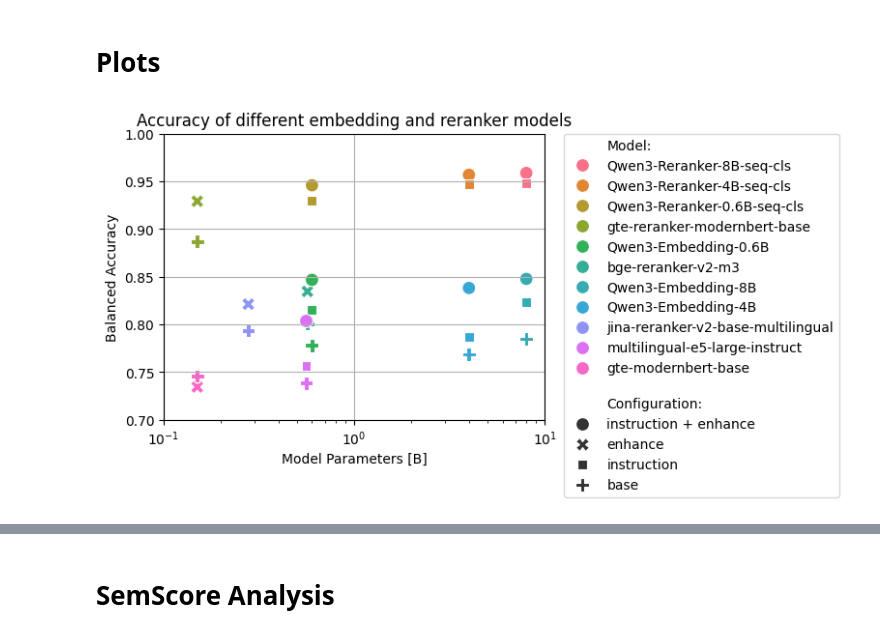
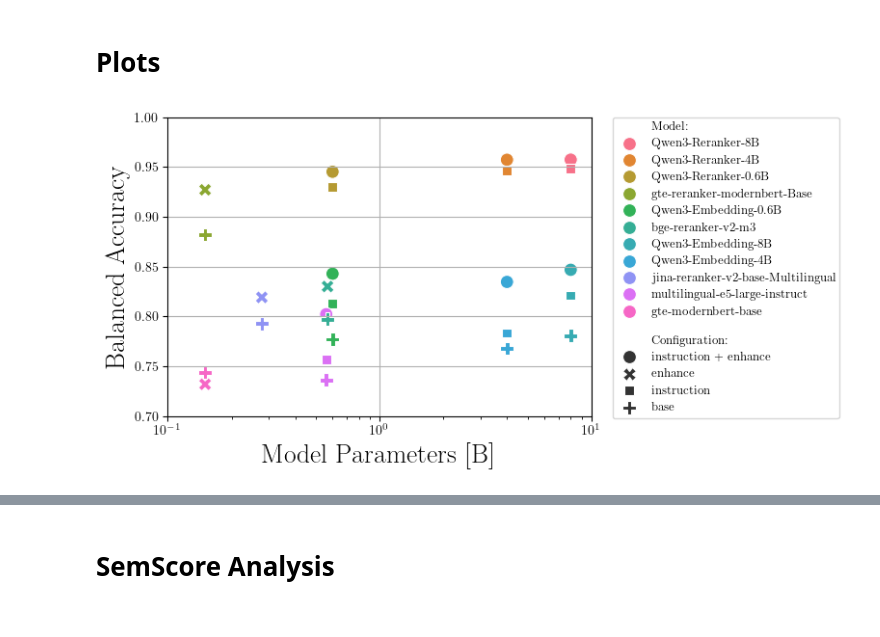
Before and after one commit to pnyxai/a-vert, a Jupyter notebook: notebooks/process_results.ipynb, the cells around one changed output, grey strips where cells are left out. Cells and saved outputs as stored; diff of their text form; code cells hidden in the pictures.

Commit message:
Update dependencies (python+dev group) + Update plots in

```diff
--- a/notebooks/process_results.ipynb
+++ b/notebooks/process_results.ipynb
@@ -8,6 +8,12 @@ import pandas as pd
 import seaborn as sns
 import matplotlib.pyplot as plt
 from sklearn.metrics import confusion_matrix, precision_score, recall_score, f1_score, balanced_accuracy_score, roc_curve, auc
+# %%
+#;atplotlib con LaTex
+from matplotlib import rc
+rc('font', **{'family':'serif','serif':'Computer Modern'})
+rc('text', usetex=True)
+plt.rc('text.latex', preamble=r'\usepackage{amsmath}') #Cargar paquetes de latex para usar sus funciones
 # %% [markdown]
 # Process Experiment Results
 
@@ -207,8 +233,11 @@ BEST_IS_INSTRUCTED = True
 BEST_IS_RERANKER = True
 BEST_IS_ENHANCED = True
 
-SAVE_FIGURES = False
+SAVE_FIGURES = True
 OUTPUT_PATH_FIGURES = './output'
+label_size = 20
+title_size = 36
+legend_size = 18
 # %%
 if SAVE_FIGURES:
     if not os.path.exists(OUTPUT_PATH_FIGURES):
@@ -280,6 +309,8 @@ for emb_model_dir in tqdm(os.listdir(DATA_PATH), total=len(os.listdir(DATA_PATH)
                             model_metadata["reranker"],
                             model_metadata["a-vert_enhance"],
                             lm_dir,
+                            int(np.ceil(len(obj["resps"][0][0].split(" "))*0.75)),
+                            int(np.ceil(len(obj["arguments"]["gen_args_0"]["arg_0"][0].split(" "))*0.75)),
                             result_file.split('_2025')[0].split('samples_')[-1],
                             obj["doc_id"],
                             obj["a-vert_match"],
@@ -295,6 +326,8 @@ data_df = pd.DataFrame(data_rows, columns=["embedding_model",
                                            "reranker",
                                            "enhance",
                                            "language_model",
+                                           "aprox_output_tokens",
+                                           "aprox_input_tokens",
                                            "dataset_task",
                                            "prompt_idx",
                                            "a-vert_match",
@@ -433,45 +466,50 @@ accurracy_compare_df = pd.DataFrame(accurracy_compare_rows, columns=[
                     ])
 # %% [markdown]
 # Plots
+# %%
+# # from accurracy_compare_df["Model:"] map the value into a new colum name "model_renamed" by taking the value from renaming_model_map
+accurracy_compare_df["model_renamed"] = accurracy_compare_df["Model:"].map(renaming_rank_model_map)
+accurracy_compare_df["ModelOriginal:"] = accurracy_compare_df["Model:"]
+accurracy_compare_df["Model:"] = accurracy_compare_df["model_renamed"]
 # %%
-
 plt.figure(figsize=(8, 4))
 scatter = sns.scatterplot(data=accurracy_compare_df,
                           x="params",
                           y="balanced_accuracy",
                           hue='Model:',
                           hue_order=[
-                                "Qwen3-Reranker-8B-seq-cls",
-                                "Qwen3-Reranker-4B-seq-cls",
-                                "Qwen3-Reranker-0.6B-seq-cls",
-                                "gte-reranker-modernbert-base",
-                                "Qwen3-Embedding-0.6B",
-                                "bge-reranker-v2-m3",
-                                "Qwen3-Embedding-8B",
-                                "Qwen3-Embedding-4B",
-                                "jina-reranker-v2-base-multilingual",
-                                "multilingual-e5-large-instruct",
-                                "gte-modernbert-base",
+                                renaming_rank_model_map["Qwen3-Reranker-8B-seq-cls"],
+                                renaming_rank_model_map["Qwen3-Reranker-4B-seq-cls"],
+                                renaming_rank_model_map["Qwen3-Reranker-0.6B-seq-cls"],
+                                renaming_rank_model_map["gte-reranker-modernbert-base"],
+                                renaming_rank_model_map["Qwen3-Embedding-0.6B"],
+                                renaming_rank_model_map["bge-reranker-v2-m3"],
+                                renaming_rank_model_map["Qwen3-Embedding-8B"],
+                                renaming_rank_model_map["Qwen3-Embedding-4B"],
+                                renaming_rank_model_map["jina-reranker-v2-base-multilingual"],
+                                renaming_rank_model_map["multilingual-e5-large-instruct"],
+                                renaming_rank_model_map["gte-modernbert-base"],
                                 ],
                           style='\nConfiguration:',
                           style_order=["instruction + enhance", "enhance", "instruction", "base"],
                           s=100)
 plt.ylim(0.70,1.0)
 plt.xlim(0.1,10.0)
 plt.grid()
-plt.xlabel("Model Parameters [B]")
-plt.ylabel("Balanced Accuracy")
-plt.legend(bbox_to_anchor=(1.05, 1), loc=2, borderaxespad=0.)
+plt.xlabel("Model Parameters [B]", size=label_size)
+plt.ylabel("Balanced Accuracy", size=label_size)
+plt.legend(bbox_to_anchor=(1.05, 1), loc=2, borderaxespad=0.,prop={'size': 9})
 plt.xscale('log')
 plt.tight_layout()
 if SAVE_FIGURES:
       plt.savefig(os.path.join(OUTPUT_PATH_FIGURES, 'all_embeddings.png'))
+      plt.savefig(os.path.join(OUTPUT_PATH_FIGURES, 'all_embeddings.pdf'),dpi=300)
       plt.draw()
 else:
-      plt.title('Accuracy of different embedding and reranker models')
+      plt.title('Balanced accuracy of different Embedding and Reranker models', size=title_size)
 plt.show()
 # %% [output]
-[figure, old version]
+[figure, new version]
 # %%
 accurracy_compare_df.sort_values("balanced_accuracy", ascending=False)
 # %% [output]
```
Also changed, not shown: parts of 53 cells of this notebook, 2 other files.
